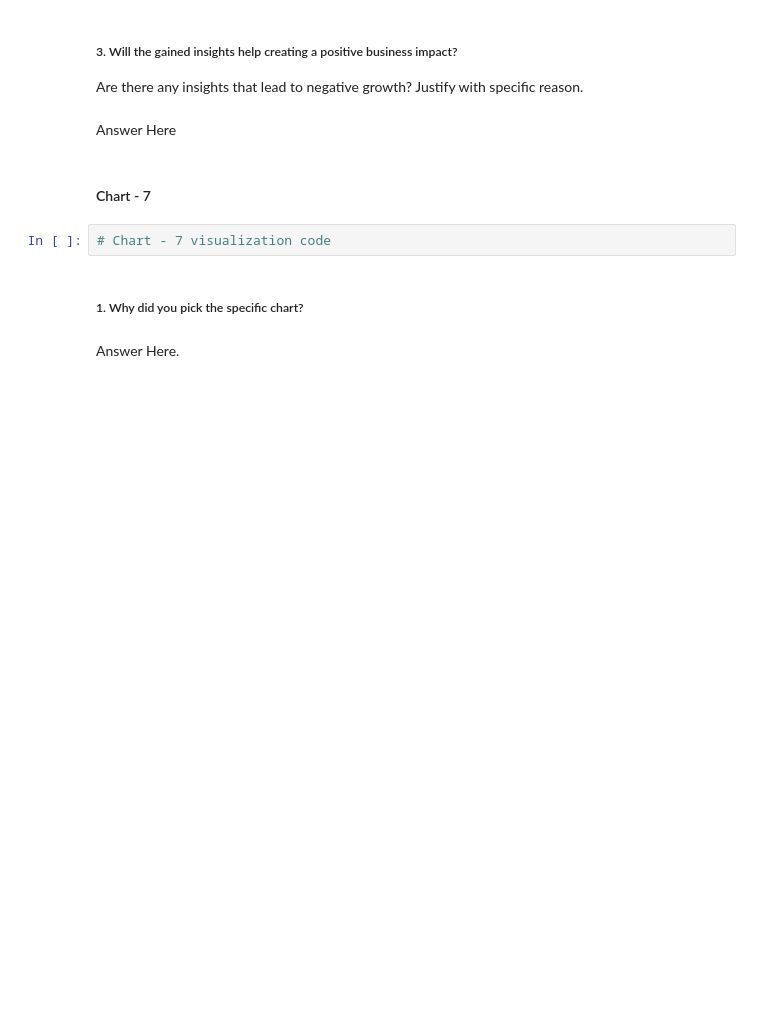
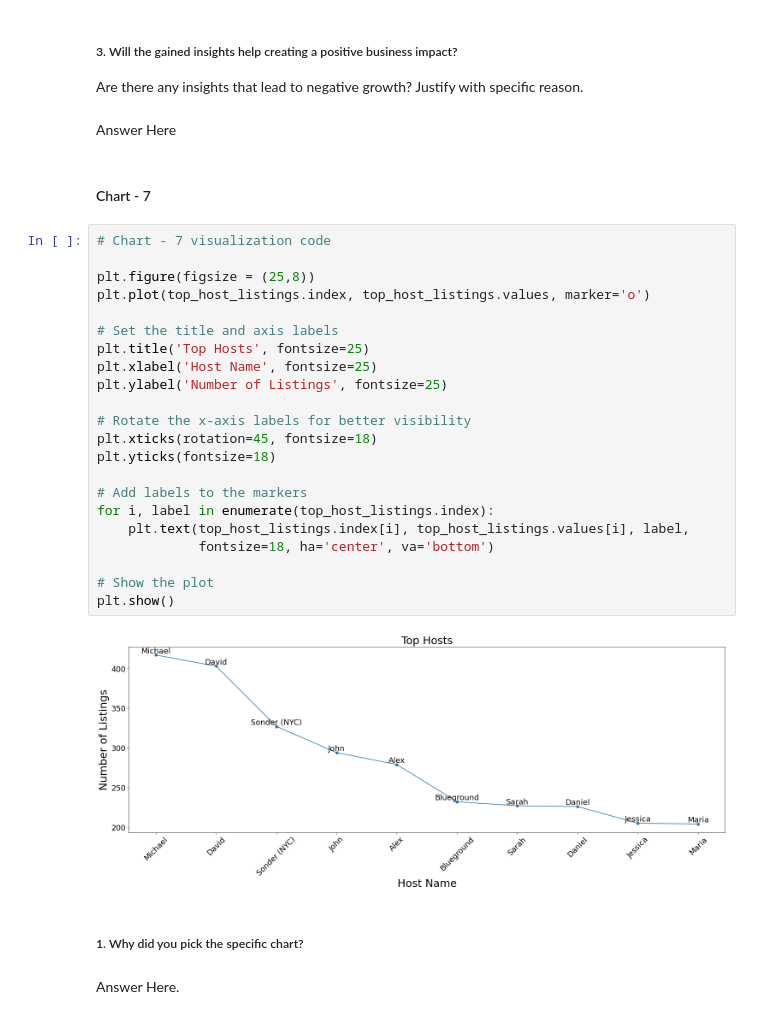
Before and after one commit to shubhi0078/AirBnB-bookings-DF-Analysis, a Jupyter notebook: AirBnB_EDA_Project.ipynb, the cells around one changed output. Saved outputs shown, nothing was run; the diff lists cells and outputs as text; blank space fills up the shorter version.

```diff
--- a/AirBnB_EDA_Project.ipynb
+++ b/AirBnB_EDA_Project.ipynb
@@ -374,8 +615,30 @@ Are there any insights that lead to negative growth? Justify with specific reaso
 Answer Here
 # %% [markdown]
 #### Chart - 7
-# %%
-# Chart - 7 visualization code
+# %%
+# Chart - 7 visualization code
+
+plt.figure(figsize = (25,8))
+plt.plot(top_host_listings.index, top_host_listings.values, marker='o')
+
+# Set the title and axis labels
+plt.title('Top Hosts', fontsize=25)
+plt.xlabel('Host Name', fontsize=25)
+plt.ylabel('Number of Listings', fontsize=25)
+
+# Rotate the x-axis labels for better visibility
+plt.xticks(rotation=45, fontsize=18)
+plt.yticks(fontsize=18)
+
+# Add labels to the markers
+for i, label in enumerate(top_host_listings.index):
+    plt.text(top_host_listings.index[i], top_host_listings.values[i], label,
+             fontsize=18, ha='center', va='bottom')
+
+# Show the plot
+plt.show()
+# %% [output]
+[figure, added]
 # %% [markdown]
 ##### 1. Why did you pick the specific chart?
 # %% [markdown]
```
Also changed, not shown: parts of 35 cells of this notebook.
